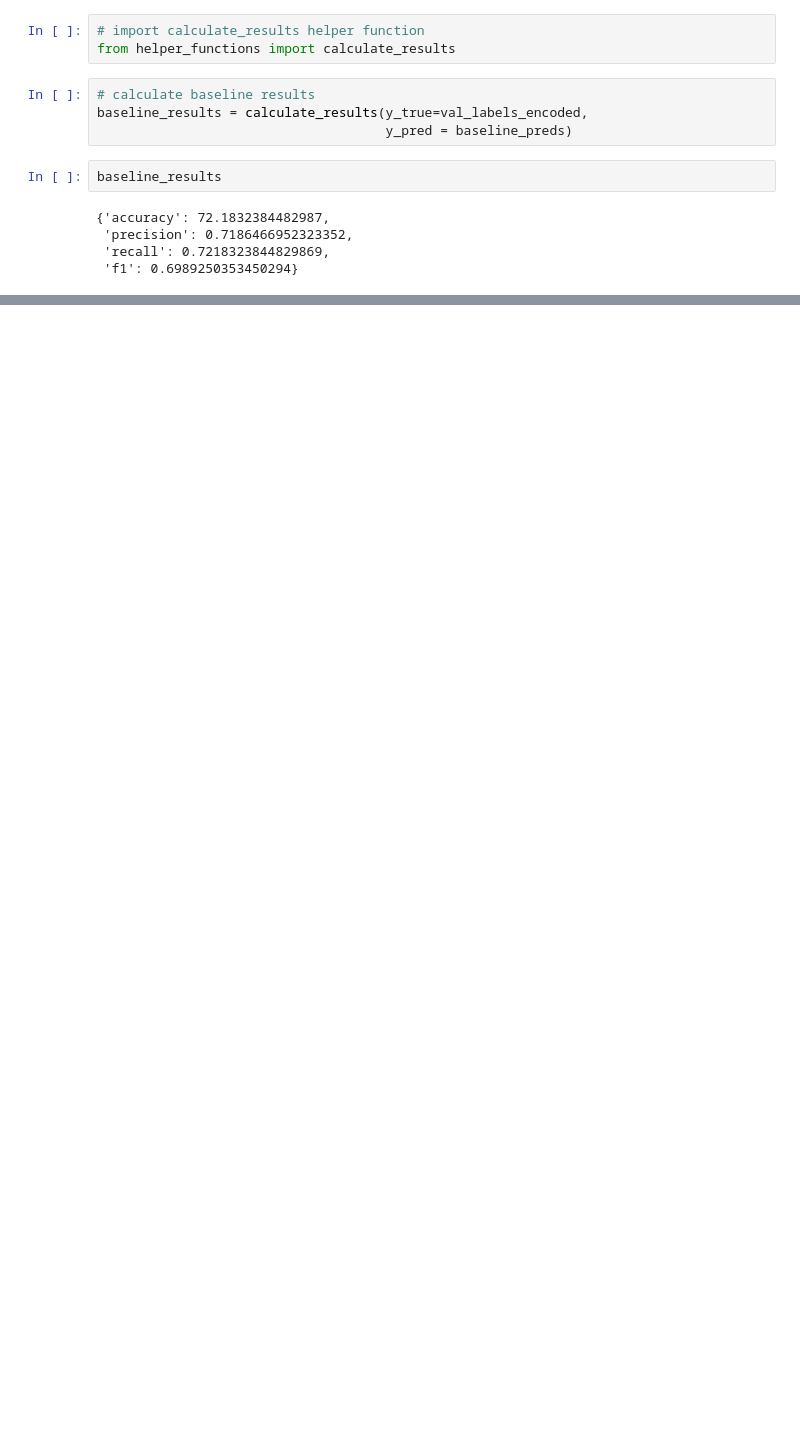
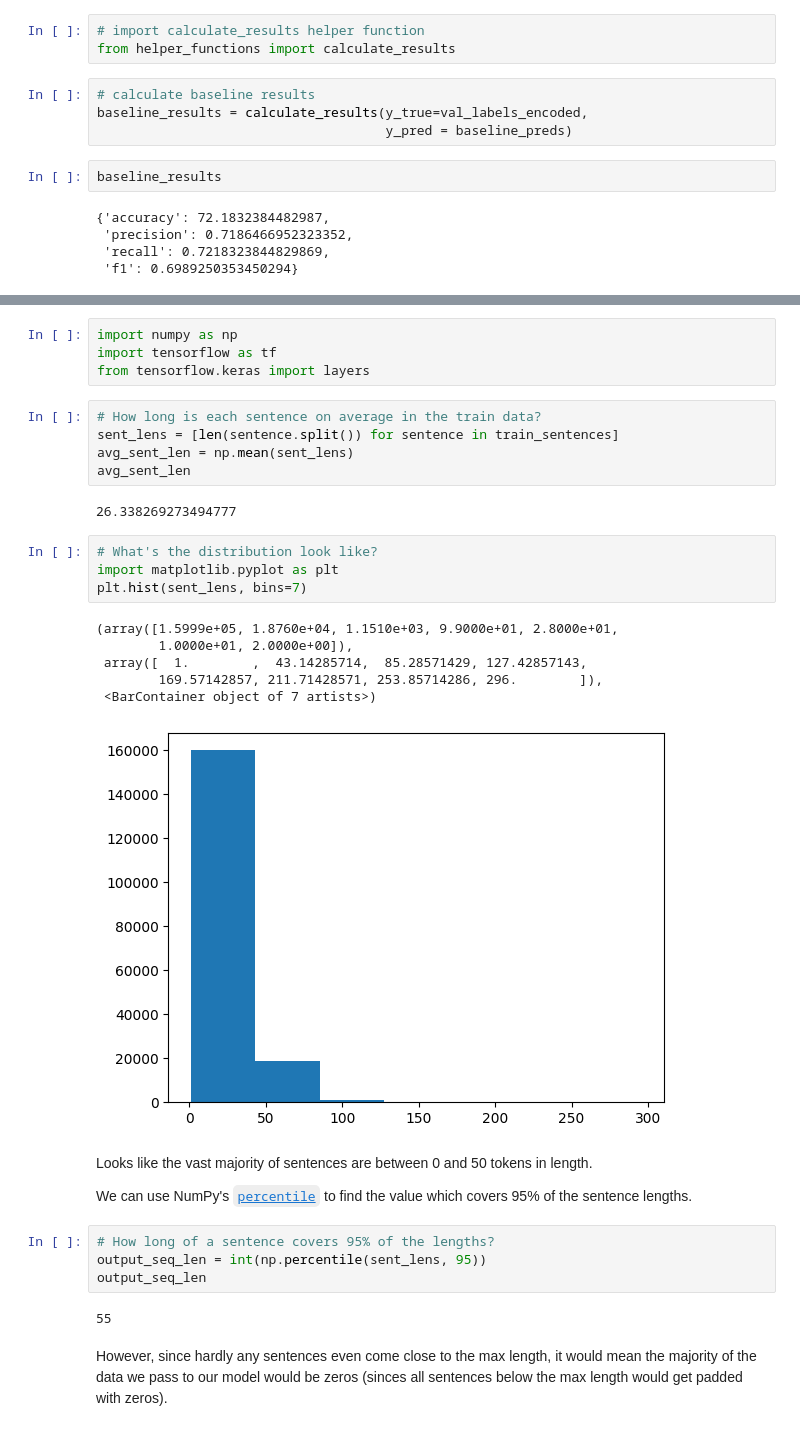
Before and after one commit to ShivajiMallela/Deep-learning-with-Tensorflow, a Jupyter notebook: 9_SkimLit_nlp_milestone_project_2.ipynb, the cells around one changed output, grey strips where cells are left out. Saved outputs shown, nothing was run; the diff lists cells and outputs as text; blank space fills up the shorter version.

```diff
--- a/9_SkimLit_nlp_milestone_project_2.ipynb
+++ b/9_SkimLit_nlp_milestone_project_2.ipynb
@@ -489,0 +493,34 @@ baseline_results
+# %%
+import numpy as np
+import tensorflow as tf
+from tensorflow.keras import layers
+# %%
+# How long is each sentence on average in the train data?
+sent_lens = [len(sentence.split()) for sentence in train_sentences]
+avg_sent_len = np.mean(sent_lens)
+avg_sent_len
+# %% [output]
+26.338269273494777
+# %%
+# What's the distribution look like?
+import matplotlib.pyplot as plt
+plt.hist(sent_lens, bins=7)
+# %% [output]
+(array([1.5999e+05, 1.8760e+04, 1.1510e+03, 9.9000e+01, 2.8000e+01,
+        1.0000e+01, 2.0000e+00]),
+ array([  1.        ,  43.14285714,  85.28571429, 127.42857143,
+        169.57142857, 211.71428571, 253.85714286, 296.        ]),
+ <BarContainer object of 7 artists>)
+[figure, added]
+# %% [markdown]
+Looks like the vast majority of sentences are between 0 and 50 tokens in length.
+
+We can use NumPy's [`percentile`](https://numpy.org/doc/stable/reference/generated/numpy.percentile.html) to find the value which covers 95% of the sentence lengths.
+# %%
+# How long of a sentence covers 95% of the lengths?
+output_seq_len = int(np.percentile(sent_lens, 95))
+output_seq_len
+# %% [output]
+55
+# %% [markdown]
+However, since hardly any sentences even come close to the max length, it would mean the majority of the data we pass to our model would be zeros (sinces all sentences below the max length would get padded with zeros).
```
Also changed, not shown: parts of 81 cells of this notebook.
